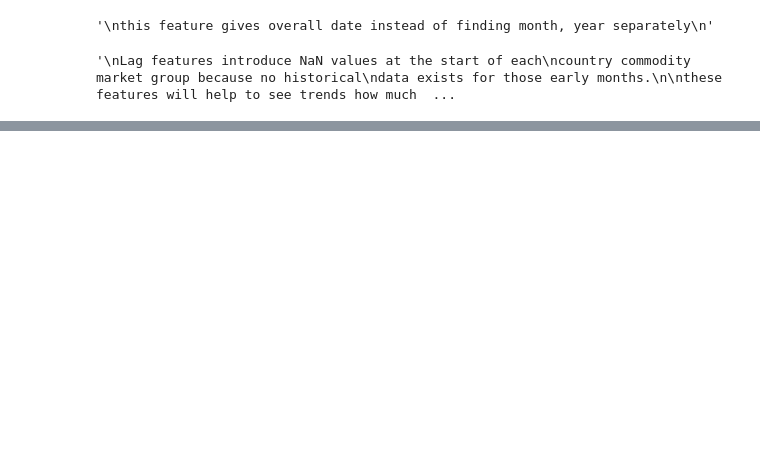
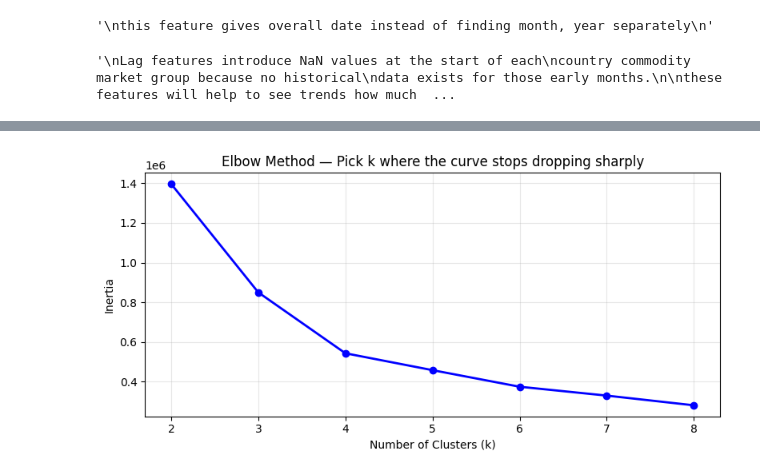
Before and after one commit to Umairimax/Global-Food-Prices, a Jupyter notebook: predict-global-food-prices.ipynb, the cells around one changed output, grey strips where cells are left out. Cells and saved outputs as stored; diff of their text form; code cells hidden in the pictures; blank space fills up the shorter version.

Commit message:
Feature Engineering | Algorithms to select important Features

```diff
--- a/predict-global-food-prices.ipynb
+++ b/predict-global-food-prices.ipynb
@@ -303,7 +397,7 @@ this features gives idea how price related to country avergae
 '\nthis features gives idea how price related to country avergae\n'
 # %%
 #year over year price chnage
-df['yoy_price_change'] = (df['mp_price'] - df['12month_lag']) / (df['12month_lag'] + 1e-5)
+df['yoy_price_change'] = (df['mp_price'] - df['lag_12m']) / (df['lag_12m'] + 1e-5)
 print(df.head(30))
 
 """
@@ -425,0 +445,15 @@ df.to_csv("phase3.csv",index=False)
+# %%
+from sklearn.preprocessing import LabelEncoder
+"""
+Machine learning models only understand numbers. They cannot read text
+"""
+
+text_columns = ['adm0_name', 'cm_name', 'mkt_name', 'pt_name', 'um_name', 'cur_name']
+
+for col in text_columns:
+    if col in df.columns:
+        le = LabelEncoder()
+        df[col + '_enc'] = le.fit_transform(df[col].astype(str))
+        #print(f"Encoded {col} → {col}_enc")
+
+print(df[['adm0_name', 'adm0_name_enc', 'cm_name', 'cm_name_enc']].head(1000))
@@ -425,0 +475,30 @@ df.to_csv("phase3.csv",index=False)
+# %%
+#K-means
+from sklearn.cluster import KMeans
+from sklearn.preprocessing import StandardScaler
+
+km_cols = ['rolling_mean_3m', 'rolling_std_3m', 'yoy_price_change']
+
+km_data = df[km_cols].fillna(0)
+
+# Scale before K-Means so no single feature dominates
+scaler_km = StandardScaler()
+km_scaled = scaler_km.fit_transform(km_data)
+# %%
+# Elbow method — find the right number of clusters
+inertia = []
+for k in range(2, 9):
+    km_test = KMeans(n_clusters=k, random_state=42, n_init=10)
+    km_test.fit(km_scaled)
+    inertia.append(km_test.inertia_)
+
+plt.figure(figsize=(8, 4))
+plt.plot(range(2, 9), inertia, 'bo-', linewidth=2)
+plt.xlabel('Number of Clusters (k)')
+plt.ylabel('Inertia')
+plt.title('Elbow Method — Pick k where the curve stops dropping sharply')
+plt.grid(True, alpha=0.3)
+plt.tight_layout()
+plt.show()
+# %% [output]
+[figure, added]
```
Also changed, not shown: parts of 35 cells of this notebook.
